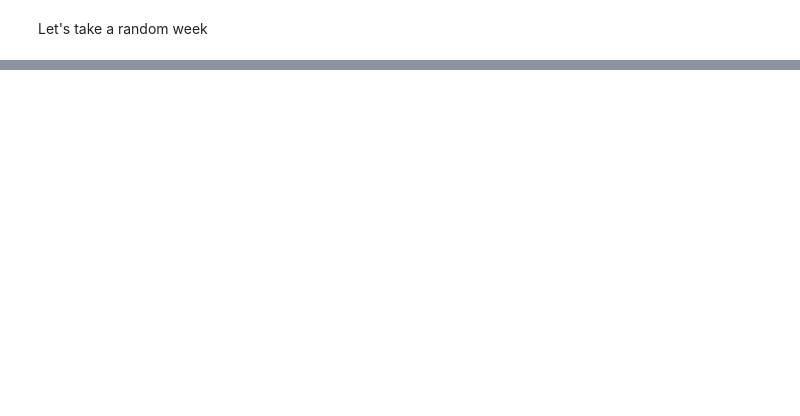
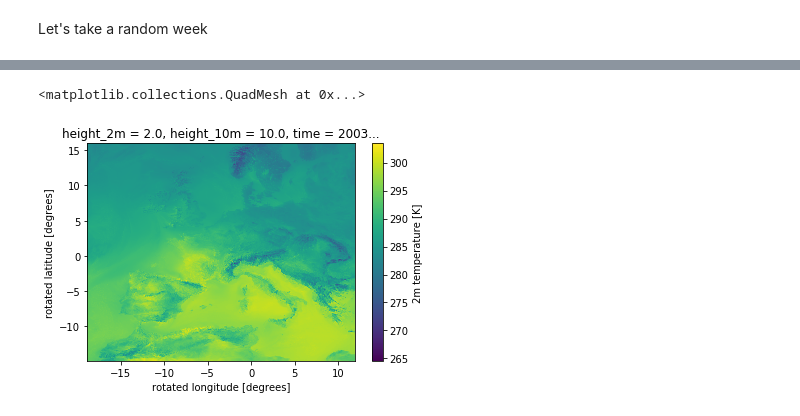
Before and after one commit to LeoMicollet/Downscaling_CM, a Jupyter notebook: dev/CDO_verification.ipynb, the cells around one changed output, grey strips where cells are left out. Cells and saved outputs as stored; diff of their text form; code cells hidden in the pictures; blank space fills up the shorter version.

```diff
--- a/dev/CDO_verification.ipynb
+++ b/dev/CDO_verification.ipynb
@@ -15,7 +15,5 @@ import  dataset
 # %%
 path = "/work/FAC/FGSE/IDYST/tbeucler/downscaling/HadGEM_driven_COSMO/Present/2003"
 os.chdir(path)
-filenames  = glob.glob("lffd*")
-filenames = sorted(filenames)
-print(filenames[:24])
+filenames = dataset.getfiles()
 # %% [output]
@@ -23,5 +37,6 @@ print(filenames[:24])
 # %% [markdown]
 Let's take a random week
 # %%
-rand_week = dataset.ds(filenames, 172, 179)
+rand_week = dataset.new_dataset(filenames, 172, 179)
+rand_week
 # %% [output]
@@ -28,0 +91,5 @@ NameError: name 'filenames' is not defined
+# %%
+rand_week.T_2M.isel(time=1).plot()
+# %% [output]
+<matplotlib.collections.QuadMesh at 0x...>
+[figure, added]
```
Also changed, not shown: parts of 8 cells of this notebook, 1 other file.
